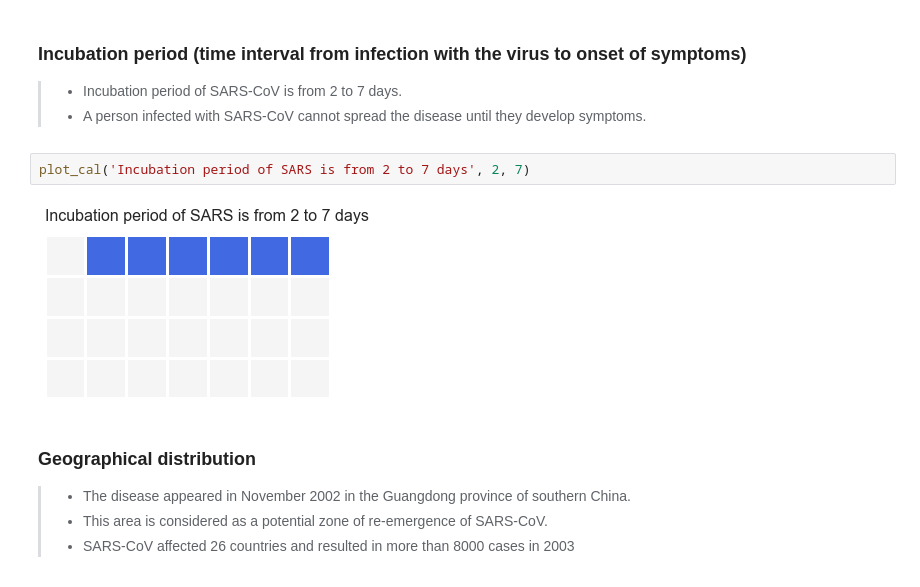
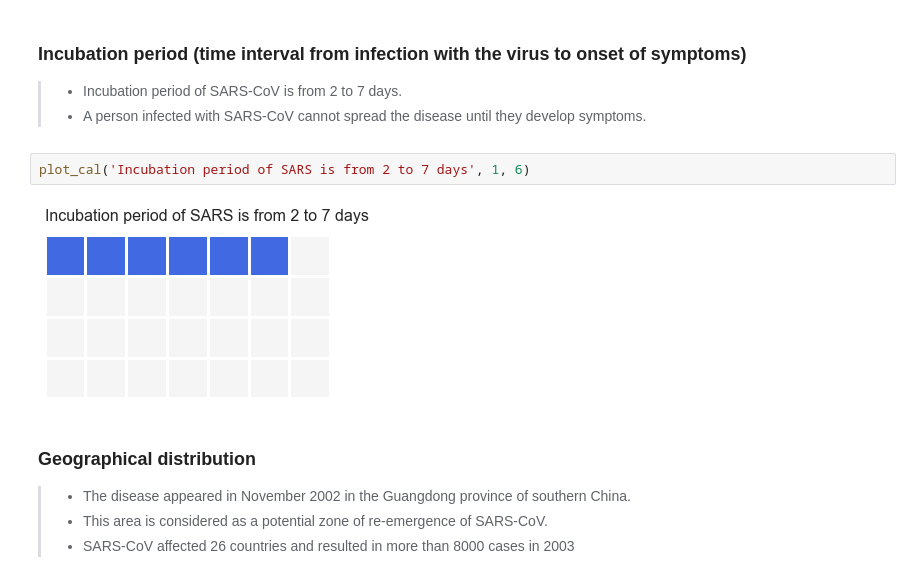
Before and after one commit to 0xpranjal/COVID-19-complete-EDA-analysis, a Jupyter notebook: covid_analysis.ipynb, the cells around one changed output. Saved outputs shown, nothing was run; the diff lists cells and outputs as text.

```diff
--- a/covid_analysis.ipynb
+++ b/covid_analysis.ipynb
@@ -196,9 +182,9 @@ ax.set_axis_off()
 > * Incubation period of SARS-CoV is from 2 to 7 days.
 > * A person infected with SARS-CoV cannot spread the disease until they develop symptoms.
 # %%
-plot_cal('Incubation period of SARS is from 2 to 7 days', 2, 7)
+plot_cal('Incubation period of SARS is from 2 to 7 days', 1, 6)
 # %% [output]
-[figure, old version]
+[figure, new version]
 # %% [markdown]
 ### Geographical distribution
 > * The disease appeared in November 2002 in the Guangdong province of southern China.
```
Also changed, not shown: parts of 37 cells of this notebook.
